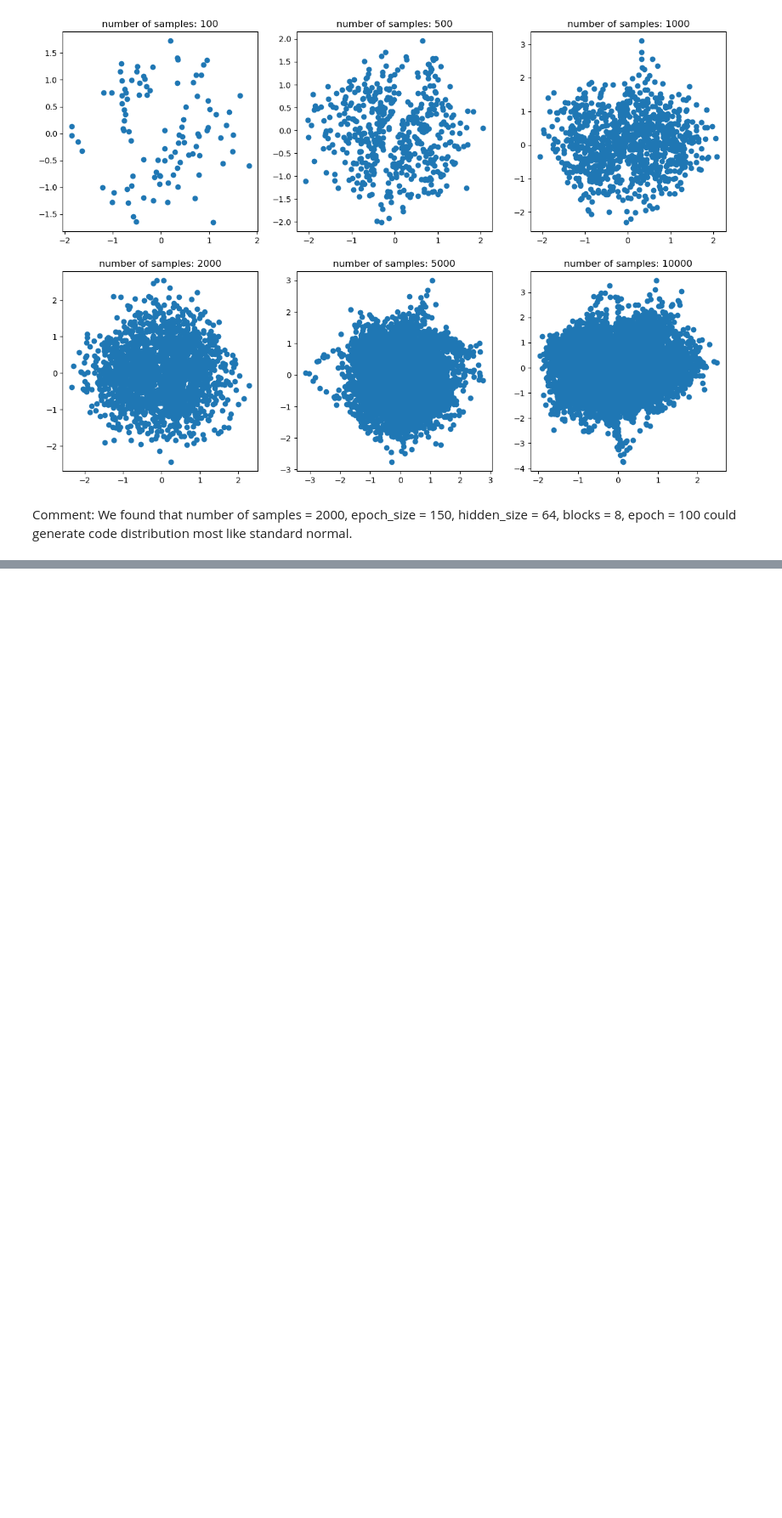
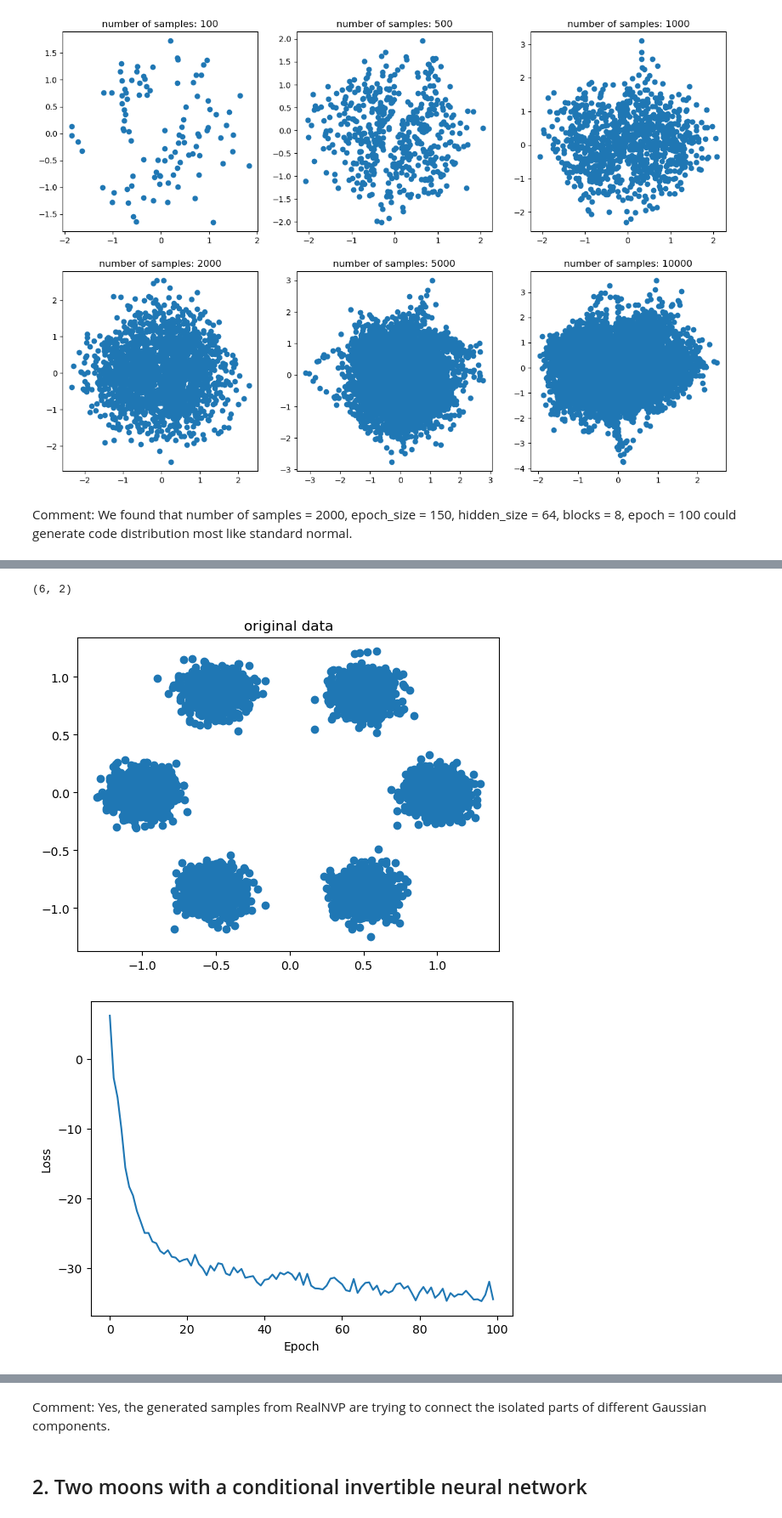
Before and after one commit to Max-Hi/GenNN, a Jupyter notebook: Exercise_3/normalizing-flows.ipynb, the cells around one changed output, grey strips where cells are left out. Shown at 85% size. Drawn from its saved outputs; the diff is of its cells as text; code cells hidden in the pictures; blank space fills up the shorter version.

```diff
--- a/Exercise_3/normalizing-flows.ipynb
+++ b/Exercise_3/normalizing-flows.ipynb
@@ -367,0 +361,35 @@ The MMD distance between the generated samples and the original data is 0.002042
+# %%
+# create a new dataset with Gaussian mixture setting
+# create a hexagon and vertices as the center of the Gaussian mixture components
+mu = np.array([(math.cos(2*math.pi/6*i), math.sin(2*math.pi/6*i)) for i in range(6)])
+# create a dataset with 10000 samples with standard deviation 1/10
+sigma = 0.1
+
+print(mu.shape)
+# create a Gaussian mixture model dataset
+X = np.array([np.random.normal(mu[i], sigma) for i in range(6) for _ in range(1000)])
+
+# visualize the dataset
+plt.scatter(X[:, 0], X[:, 1])
+plt.title('original data')
+plt.show()
+
+# train the model
+X = torch.from_numpy(X).float()
+inn = RealNVP(input_size=input_size, hidden_size=hidden_size, blocks=blocks)
+train_inn(inn, X, batch_size=batch_size, epochs=n_epochs, visualize=True)
+
+# generate the requested number of samples from a standard normal distribution
+num_samples = 1000
+z = torch.randn(num_samples, input_size)
+z_inv = inn.inverse(z)
+
+# visualize the generated samples
+z_inv = z_inv.detach().numpy()
+plt.scatter(z_inv[:, 0], z_inv[:, 1])
+plt.title('generated samples from NVP')
+plt.show()
+# %% [output]
+(6, 2)
+[figure, added]
+[figure, added]
@@ -367,0 +397,4 @@ The MMD distance between the generated samples and the original data is 0.002042
+# %% [markdown]
+Comment: Yes, the generated samples from RealNVP are trying to connect the isolated parts of different Gaussian components.
+# %% [markdown]
+## 2. Two moons with a conditional invertible neural network
```
Also changed, not shown: parts of 4 cells of this notebook.
